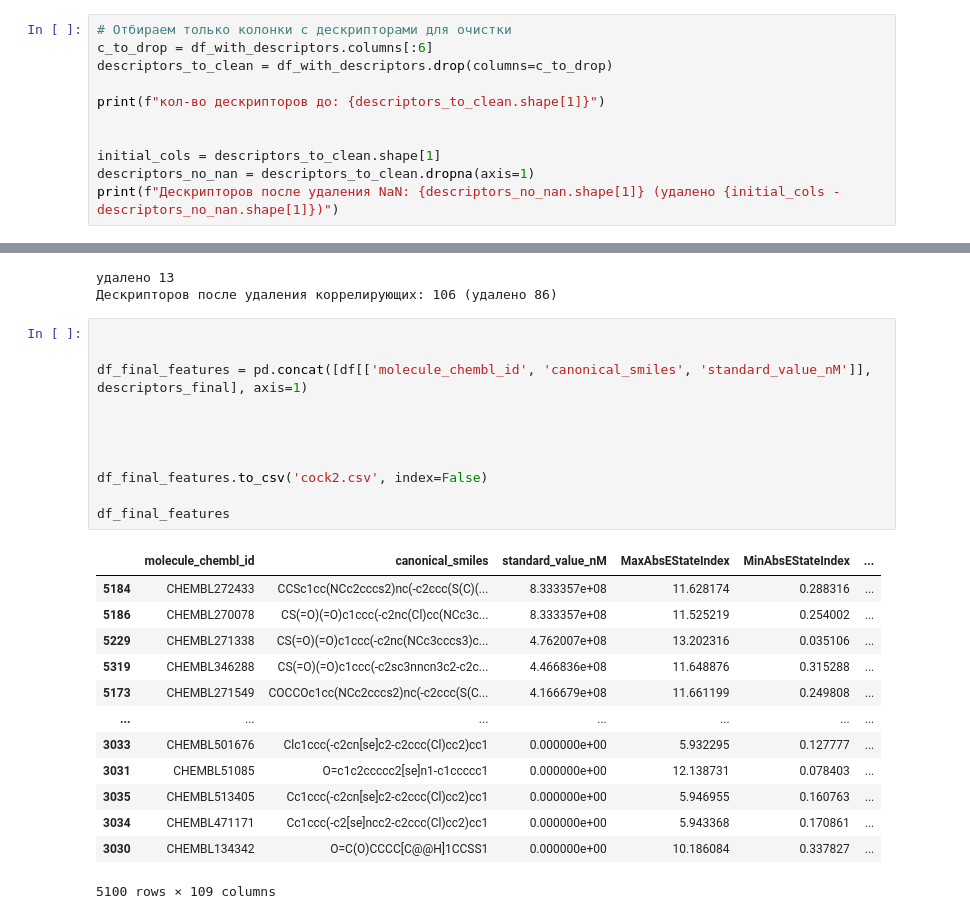
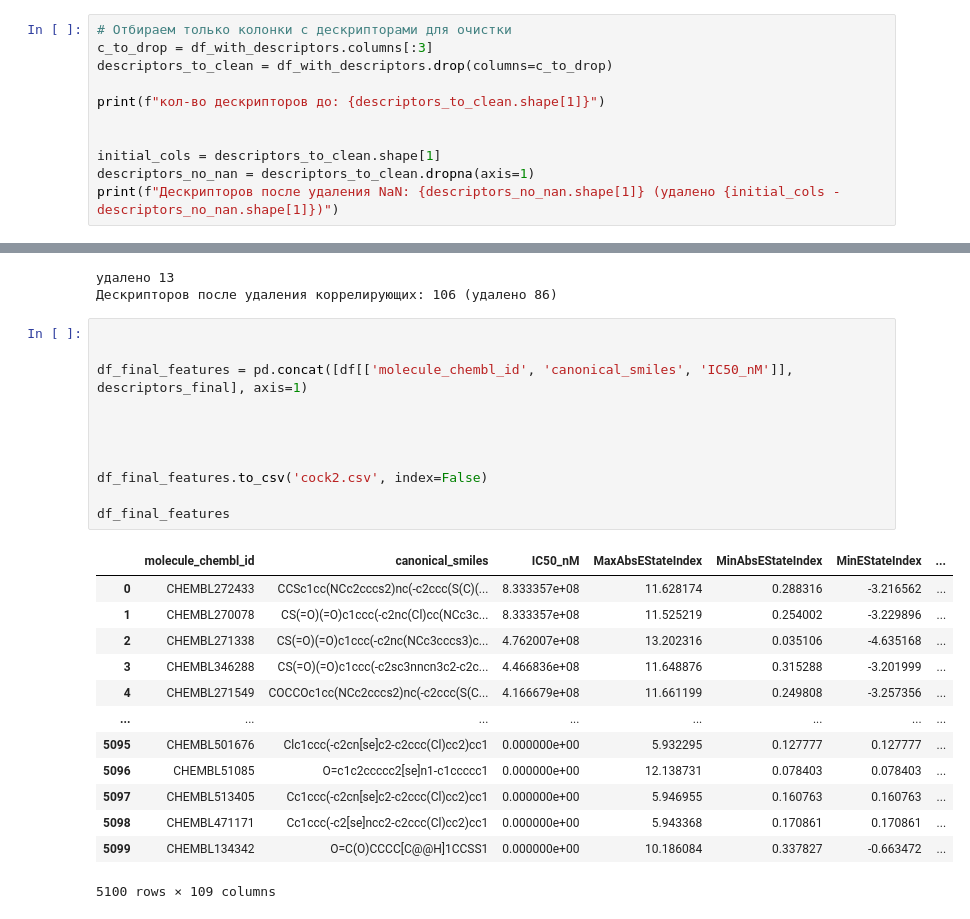
Before and after one commit to SDogya/DataCon25, a Jupyter notebook: t2/task2.ipynb, the cells around one changed output, grey strips where cells are left out. Drawn from its saved outputs; the diff is of its cells as text.

```diff
--- a/t2/task2.ipynb
+++ b/t2/task2.ipynb
@@ -124,6 +122,6 @@ Index(['molecule_chembl_id', 'canonical_smiles', 'standard_relation',
 # %%
 # Отбираем только колонки с дескрипторами для очистки
-c_to_drop = df_with_descriptors.columns[:6]
+c_to_drop = df_with_descriptors.columns[:3]
 descriptors_to_clean = df_with_descriptors.drop(columns=c_to_drop)
 
 print(f"кол-во дескрипторов до: {descriptors_to_clean.shape[1]}")
@@ -160,25 +158,25 @@ print(f"Дескрипторов после удаления коррелиру
 # %%
 
 
-df_final_features = pd.concat([df[['molecule_chembl_id', 'canonical_smiles', 'standard_value_nM']], descriptors_final], axis=1)
+df_final_features = pd.concat([df[['molecule_chembl_id', 'canonical_smiles', 'IC50_nM']], descriptors_final], axis=1)
 
 
 
 
 df_final_features.to_csv('cock2.csv', index=False)
 
 df_final_features
 # %% [output]
-|  | molecule_chembl_id | canonical_smiles | standard_value_nM | MaxAbsEStateIndex | MinAbsEStateIndex | ... |
-| 5184 | CHEMBL272433 | CCSc1cc(NCc2cccs2)nc(-c2ccc(S(C)(... | 8.333357e+08 | 11.628174 | 0.288316 | ... |
-| 5186 | CHEMBL270078 | CS(=O)(=O)c1ccc(-c2nc(Cl)cc(NCc3c... | 8.333357e+08 | 11.525219 | 0.254002 | ... |
-| 5229 | CHEMBL271338 | CS(=O)(=O)c1ccc(-c2nc(NCc3cccs3)c... | 4.762007e+08 | 13.202316 | 0.035106 | ... |
-| 5319 | CHEMBL346288 | CS(=O)(=O)c1ccc(-c2sc3nncn3c2-c2c... | 4.466836e+08 | 11.648876 | 0.315288 | ... |
-| 5173 | CHEMBL271549 | COCCOc1cc(NCc2cccs2)nc(-c2ccc(S(C... | 4.166679e+08 | 11.661199 | 0.249808 | ... |
-| ... | ... | ... | ... | ... | ... | ... |
-| 3033 | CHEMBL501676 | Clc1ccc(-c2cn[se]c2-c2ccc(Cl)cc2)cc1 | 0.000000e+00 | 5.932295 | 0.127777 | ... |
-| 3031 | CHEMBL51085 | O=c1c2ccccc2[se]n1-c1ccccc1 | 0.000000e+00 | 12.138731 | 0.078403 | ... |
-| 3035 | CHEMBL513405 | Cc1ccc(-c2cn[se]c2-c2ccc(Cl)cc2)cc1 | 0.000000e+00 | 5.946955 | 0.160763 | ... |
-| 3034 | CHEMBL471171 | Cc1ccc(-c2[se]ncc2-c2ccc(Cl)cc2)cc1 | 0.000000e+00 | 5.943368 | 0.170861 | ... |
-| 3030 | CHEMBL134342 | O=C(O)CCCC[C@@H]1CCSS1 | 0.000000e+00 | 10.186084 | 0.337827 | ... |
+|  | molecule_chembl_id | canonical_smiles | IC50_nM | MaxAbsEStateIndex | MinAbsEStateIndex | MinEStateIndex | ... |
+| 0 | CHEMBL272433 | CCSc1cc(NCc2cccs2)nc(-c2ccc(S(C)(... | 8.333357e+08 | 11.628174 | 0.288316 | -3.216562 | ... |
+| 1 | CHEMBL270078 | CS(=O)(=O)c1ccc(-c2nc(Cl)cc(NCc3c... | 8.333357e+08 | 11.525219 | 0.254002 | -3.229896 | ... |
+| 2 | CHEMBL271338 | CS(=O)(=O)c1ccc(-c2nc(NCc3cccs3)c... | 4.762007e+08 | 13.202316 | 0.035106 | -4.635168 | ... |
+| 3 | CHEMBL346288 | CS(=O)(=O)c1ccc(-c2sc3nncn3c2-c2c... | 4.466836e+08 | 11.648876 | 0.315288 | -3.201999 | ... |
+| 4 | CHEMBL271549 | COCCOc1cc(NCc2cccs2)nc(-c2ccc(S(C... | 4.166679e+08 | 11.661199 | 0.249808 | -3.257356 | ... |
+| ... | ... | ... | ... | ... | ... | ... | ... |
+| 5095 | CHEMBL501676 | Clc1ccc(-c2cn[se]c2-c2ccc(Cl)cc2)cc1 | 0.000000e+00 | 5.932295 | 0.127777 | 0.127777 | ... |
+| 5096 | CHEMBL51085 | O=c1c2ccccc2[se]n1-c1ccccc1 | 0.000000e+00 | 12.138731 | 0.078403 | 0.078403 | ... |
+| 5097 | CHEMBL513405 | Cc1ccc(-c2cn[se]c2-c2ccc(Cl)cc2)cc1 | 0.000000e+00 | 5.946955 | 0.160763 | 0.160763 | ... |
+| 5098 | CHEMBL471171 | Cc1ccc(-c2[se]ncc2-c2ccc(Cl)cc2)cc1 | 0.000000e+00 | 5.943368 | 0.170861 | 0.170861 | ... |
+| 5099 | CHEMBL134342 | O=C(O)CCCC[C@@H]1CCSS1 | 0.000000e+00 | 10.186084 | 0.337827 | -0.663472 | ... |
 5100 rows × 109 columns
```
Also changed, not shown: parts of 5 cells of this notebook.
